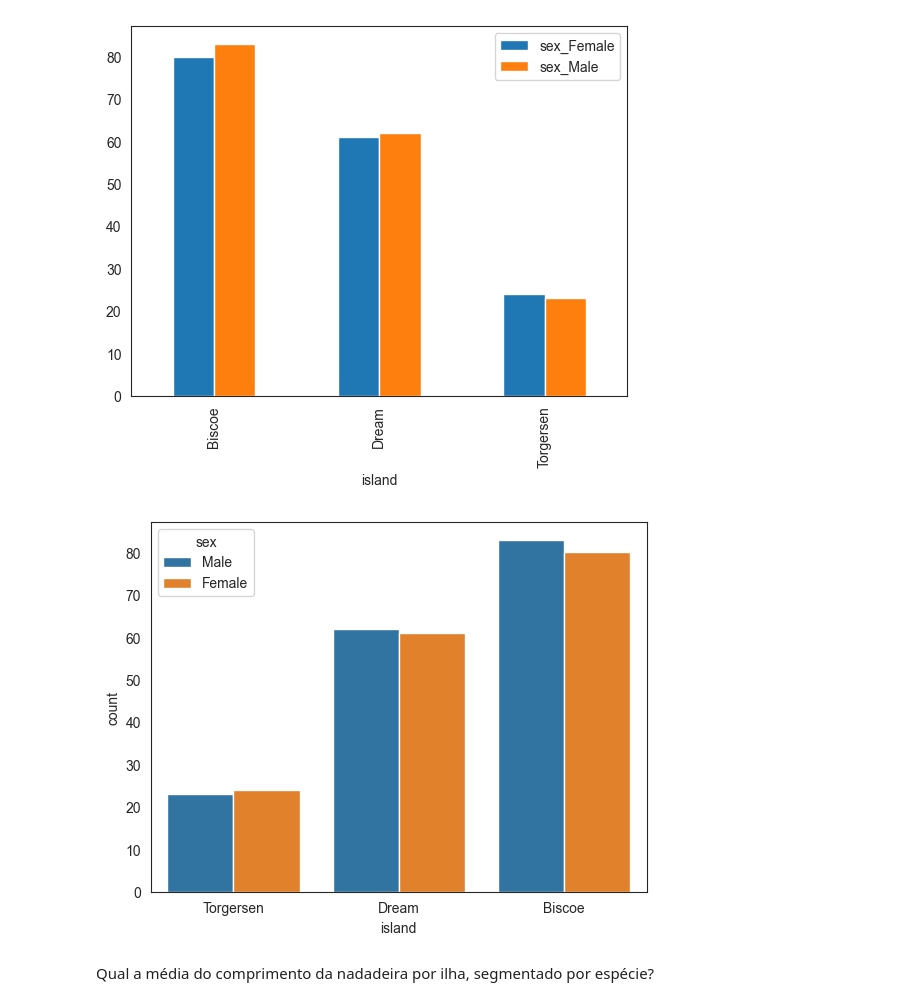
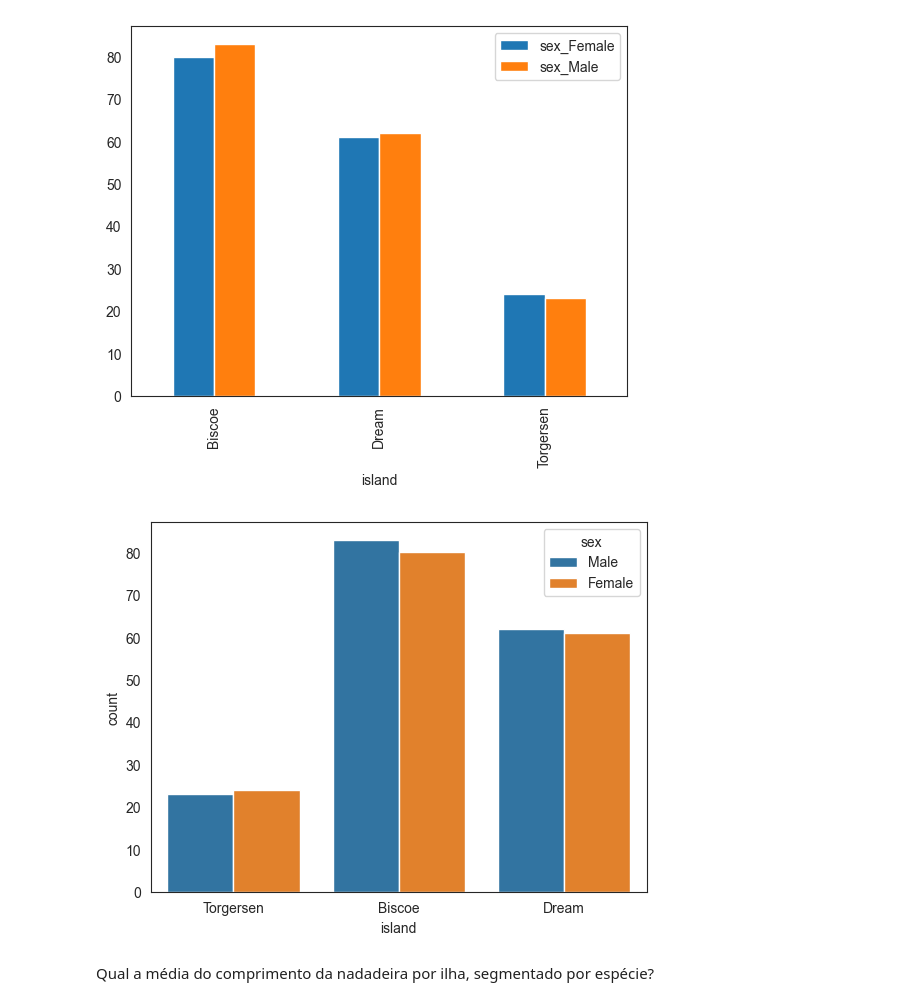
Before and after one commit to Rabittencourt/pdt_suzano_turma892, a Jupyter notebook: modulo_tp2/aula_3/Aula 3 - Seaborn.ipynb, the cells around one changed output. Drawn from its saved outputs; the diff is of its cells as text; code cells hidden in the pictures.

```diff
--- a/modulo_tp2/aula_3/Aula 3 - Seaborn.ipynb
+++ b/modulo_tp2/aula_3/Aula 3 - Seaborn.ipynb
@@ -125,10 +125,10 @@ plt.show()
 # %%
 # visualizando com o seaborn - countplot
 
-sns.countplot(data=penguins, x='island', hue='sex', order=penguins['island'].value_counts(ascending=True).index)
+sns.countplot(data=penguins, x='island', hue='sex')
 plt.show()
 # %% [output]
-[figure, old version]
+[figure, new version]
 # %% [markdown]
 Qual a média do comprimento da nadadeira por ilha, segmentado por espécie?
 # %%
```
Also changed, not shown: parts of 20 cells of this notebook, 2 other files.
